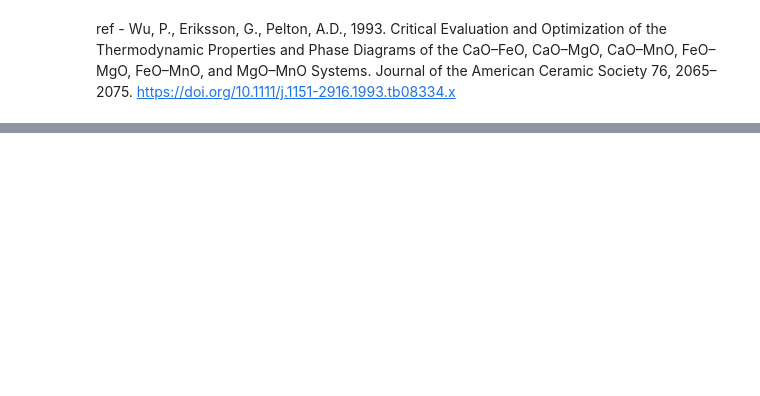
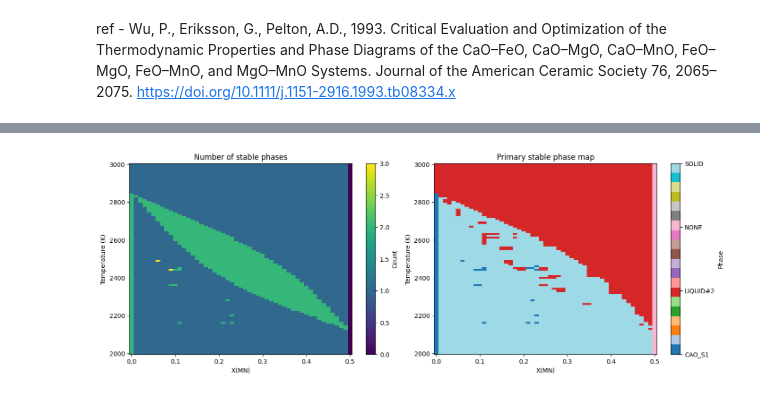
Before and after one commit to TaarygooSan/calc_demo_pycalphad, a Jupyter notebook: 01_test_CaO_MnO/CaO_MnO_phase_diagram.ipynb, the cells around one changed output, grey strips where cells are left out. Drawn from its saved outputs; the diff is of its cells as text; code cells hidden in the pictures; blank space fills up the shorter version.

```diff
--- a/01_test_CaO_MnO/CaO_MnO_phase_diagram.ipynb
+++ b/01_test_CaO_MnO/CaO_MnO_phase_diagram.ipynb
@@ -26,0 +34,72 @@ plt.show()
+# %%
+import numpy as np
+import matplotlib.pyplot as plt
+import pycalphad.variables as v
+from pycalphad import equilibrium, Database
+
+# 1) 数据库与计算条件
+dbf = Database("CaO-MnO.xml")
+comps = ["CA", "MN", "O"]
+phases = list(dbf.phases.keys())
+
+T_grid = np.arange(2000, 3000 + 1, 10)
+XMN_grid = np.linspace(0.0, 0.5, 51)
+
+# 2) 一次性做网格平衡计算（按维度名索引更稳健）
+eq = equilibrium(
+    dbf,
+    comps,
+    phases,
+    {
+        v.N: 1,
+        v.P: 101325,
+        v.T: T_grid,
+        v.X("MN"): XMN_grid,
+        v.X("O"): 0.5,
+    },
+)
+
+phase_arr = eq.Phase.isel(N=0, P=0, X_O=0).values  # 形状: (T, X_MN, vertex)
+
+# 3) 提取每个网格点的稳定相信息
+nT = len(T_grid)
+nX = len(XMN_grid)
+num_stable = np.zeros((nT, nX), dtype=int)
+first_phase = np.empty((nT, nX), dtype=object)
+
+for i in range(nT):
+    for j in range(nX):
+        raw = phase_arr[i, j, :]
+        plist = [str(p) for p in raw if str(p) not in ("", "nan")]
+        num_stable[i, j] = len(plist)
+        first_phase[i, j] = plist[0] if plist else "NONE"
+
+# 4) 图1：稳定相个数（1=单相，2=两相...）
+fig, axes = plt.subplots(1, 2, figsize=(14, 5), constrained_layout=True)
+
+im0 = axes[0].pcolormesh(
+    XMN_grid, T_grid, num_stable, shading="nearest", cmap="viridis"
+)
+axes[0].set_title("Number of stable phases")
+axes[0].set_xlabel("X(MN)")
+axes[0].set_ylabel("Temperature (K)")
+cbar0 = fig.colorbar(im0, ax=axes[0])
+cbar0.set_label("Count")
+
+# 5) 图2：主稳定相分类图
+phase_names = sorted(set(first_phase.ravel()))
+phase_to_id = {p: k for k, p in enumerate(phase_names)}
+phase_id = np.vectorize(phase_to_id.get)(first_phase)
+
+im1 = axes[1].pcolormesh(XMN_grid, T_grid, phase_id, shading="nearest", cmap="tab20")
+axes[1].set_title("Primary stable phase map")
+axes[1].set_xlabel("X(MN)")
+axes[1].set_ylabel("Temperature (K)")
+
+cbar1 = fig.colorbar(im1, ax=axes[1], ticks=np.arange(len(phase_names)))
+cbar1.ax.set_yticklabels(phase_names)
+cbar1.set_label("Phase")
+
+plt.show()
+# %% [output]
+[figure, added]
```
Also changed, not shown: parts of 2 cells of this notebook, 7 other files.
